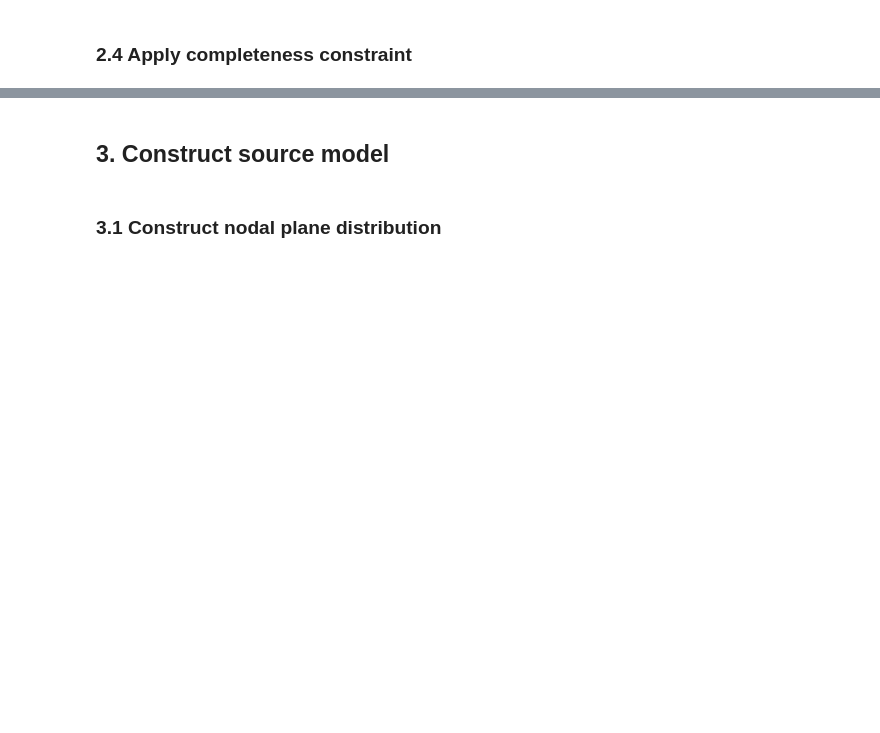
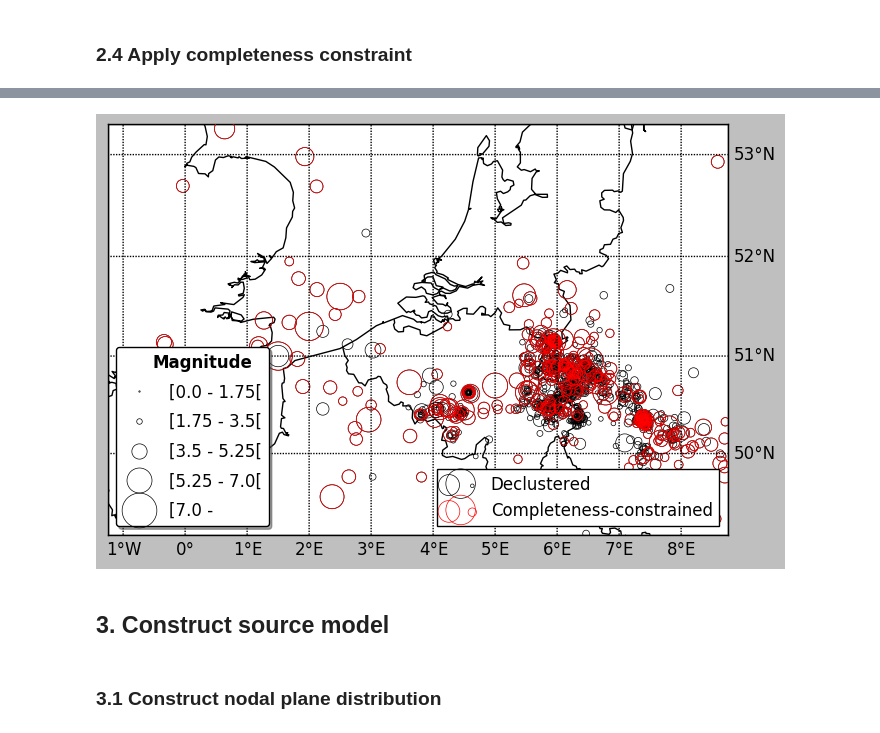
Before and after one commit to ROB-Seismology/rshalib, a Jupyter notebook: notebooks/rshalib_example.ipynb, the cells around one changed output, grey strips where cells are left out. Drawn from its saved outputs; the diff is of its cells as text; code cells hidden in the pictures; blank space fills up the shorter version.

```diff
--- a/notebooks/rshalib_example.ipynb
+++ b/notebooks/rshalib_example.ipynb
@@ -114,6 +158,6 @@ eqcat.plot_catalogs_map([raw_catalog, dc_catalog], edge_colors=['k', 'r'],
 ### 2.4 Apply completeness constraint
 # %%
 cc_catalog = dc_catalog.subselect_completeness(Mtype=Mtype, Mrelation=Mrelation,
-                                    completeness=completeness)
-cc_catalog.plot_magnitude_time(Mtype=Mtype, Mrelation=Mrelation,
-                                    completeness=completeness)
+                                                completeness=completeness)
+cc_catalog.name = 'ROB Catalog (completeness-constrained)'
+cc_catalog.print_info()
@@ -120,6 +188,8 @@ cc_catalog.plot_magnitude_time(Mtype=Mtype, Mrelation=Mrelation,
 # %%
-eqcat.plot_catalogs_map([dc_catalog, cc_catalog], edge_colors=['k', 'r'],
-                           labels=["Declustered", "Completeness-constrained"])
+eqcatalog.plot.plot_map([dc_catalog, cc_catalog], Mtype=Mtype, Mrelation=Mrelation,
+                        edge_colors=['k', 'r'], labels=["Declustered", "Completeness-constrained"])
+# %% [output]
+[figure, added]
 # %% [markdown]
 ## 3. Construct source model
 # %%
```
Also changed, not shown: parts of 24 cells of this notebook.
